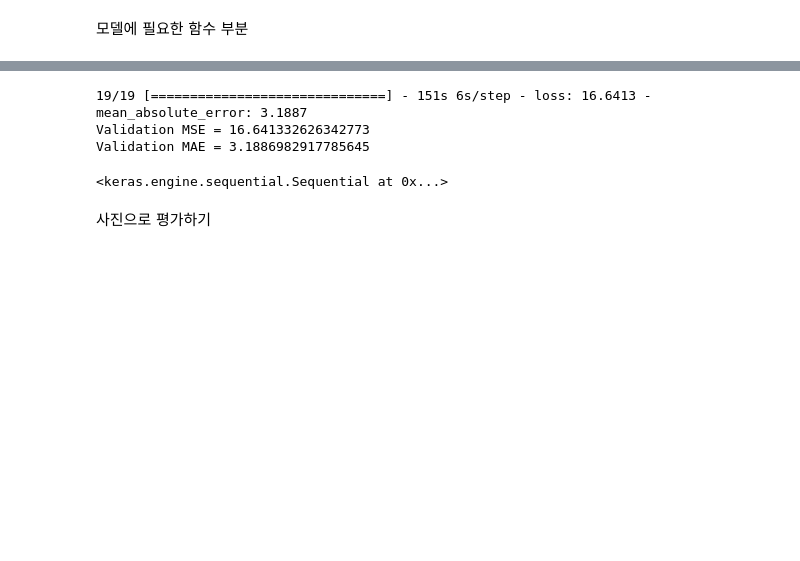
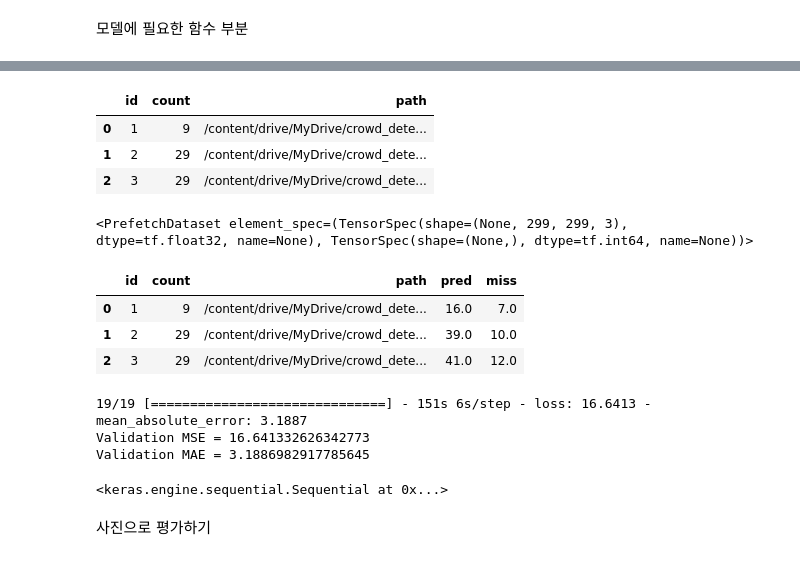
Before and after one commit to jeon-maker/Crowd_counting, a Jupyter notebook: use_2ndmodel.ipynb, the cells around one changed output, grey strips where cells are left out. Drawn from its saved outputs; the diff is of its cells as text; code cells hidden in the pictures; blank space fills up the shorter version.

```diff
--- a/use_2ndmodel.ipynb
+++ b/use_2ndmodel.ipynb
@@ -260,3 +288,31 @@ ds_valid = prepare_dataset(ds_valid, is_training=False)
+# %%
+new_test_data
+# %% [output]
+|  | id | count | path |
+| 0 | 1 | 9 | /content/drive/MyDrive/crowd_dete... |
+| 1 | 2 | 29 | /content/drive/MyDrive/crowd_dete... |
+| 2 | 3 | 29 | /content/drive/MyDrive/crowd_dete... |
+# %%
+new_valid = tf.data.Dataset.from_tensor_slices((new_test_data['path'], new_test_data['count'])) #검증모델
+new_valid = prepare_dataset(new_valid, is_training=False)
+# %%
+new_valid
+# %% [output]
+<PrefetchDataset element_spec=(TensorSpec(shape=(None, 299, 299, 3), dtype=tf.float32, name=None), TensorSpec(shape=(None,), dtype=tf.int64, name=None))>
+# %%
+new_pred = model.predict(new_valid) #모델을 통한 검증데이터 예측값을 pred에 넣었음.
+# %%
+new_pred = np.around(new_pred)
+# %%
+new_test_data['pred'] = new_pred
+new_test_data['miss'] = abs(new_test_data['pred']-new_test_data['count'])
+# %%
+new_test_data
+# %% [output]
+|  | id | count | path | pred | miss |
+| 0 | 1 | 9 | /content/drive/MyDrive/crowd_dete... | 16.0 | 7.0 |
+| 1 | 2 | 29 | /content/drive/MyDrive/crowd_dete... | 39.0 | 10.0 |
+| 2 | 3 | 29 | /content/drive/MyDrive/crowd_dete... | 41.0 | 12.0 |
 # %%
 mse, mae = model.evaluate(ds_valid)
 print(f'Validation MSE = {mse}\n'
```
Also changed, not shown: parts of 10 cells of this notebook.
